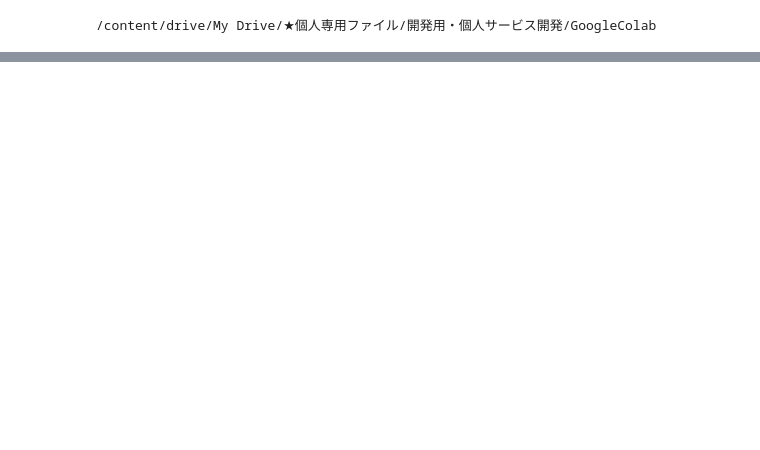
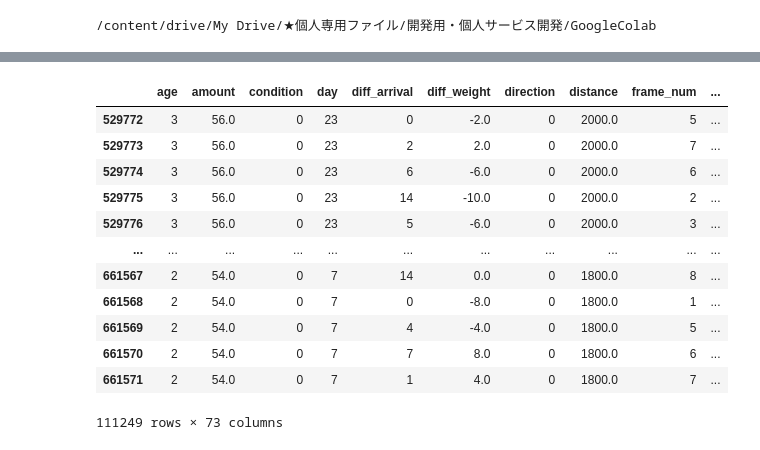
Before and after one commit to TokyoYoshida/GoogleColab, a Jupyter notebook: playground_deep_learning_keiba.ipynb, the cells around one changed output, grey strips where cells are left out. Saved outputs shown, nothing was run; the diff lists cells and outputs as text; code cells hidden in the pictures; blank space fills up the shorter version.

```diff
--- a/playground_deep_learning_keiba.ipynb
+++ b/playground_deep_learning_keiba.ipynb
@@ -152,3 +115,19 @@ catted = pd.concat([winner,loser])
 train_sampled = catted.sample(frac=1)
 test_sampled = test.sample(frac=1)
 testorg_sampled = test.sample(frac=1)
+# %%
+test
+# %% [output]
+|  | age | amount | condition | day | diff_arrival | diff_weight | direction | distance | frame_num | ... |
+| 529772 | 3 | 56.0 | 0 | 23 | 0 | -2.0 | 0 | 2000.0 | 5 | ... |
+| 529773 | 3 | 56.0 | 0 | 23 | 2 | 2.0 | 0 | 2000.0 | 7 | ... |
+| 529774 | 3 | 56.0 | 0 | 23 | 6 | -6.0 | 0 | 2000.0 | 6 | ... |
+| 529775 | 3 | 56.0 | 0 | 23 | 14 | -10.0 | 0 | 2000.0 | 2 | ... |
+| 529776 | 3 | 56.0 | 0 | 23 | 5 | -6.0 | 0 | 2000.0 | 3 | ... |
+| ... | ... | ... | ... | ... | ... | ... | ... | ... | ... | ... |
+| 661567 | 2 | 54.0 | 0 | 7 | 14 | 0.0 | 0 | 1800.0 | 8 | ... |
+| 661568 | 2 | 54.0 | 0 | 7 | 0 | -8.0 | 0 | 1800.0 | 1 | ... |
+| 661569 | 2 | 54.0 | 0 | 7 | 4 | -4.0 | 0 | 1800.0 | 5 | ... |
+| 661570 | 2 | 54.0 | 0 | 7 | 7 | 8.0 | 0 | 1800.0 | 6 | ... |
+| 661571 | 2 | 54.0 | 0 | 7 | 1 | 4.0 | 0 | 1800.0 | 7 | ... |
+111249 rows × 73 columns
```
Also changed, not shown: parts of 49 cells of this notebook.
